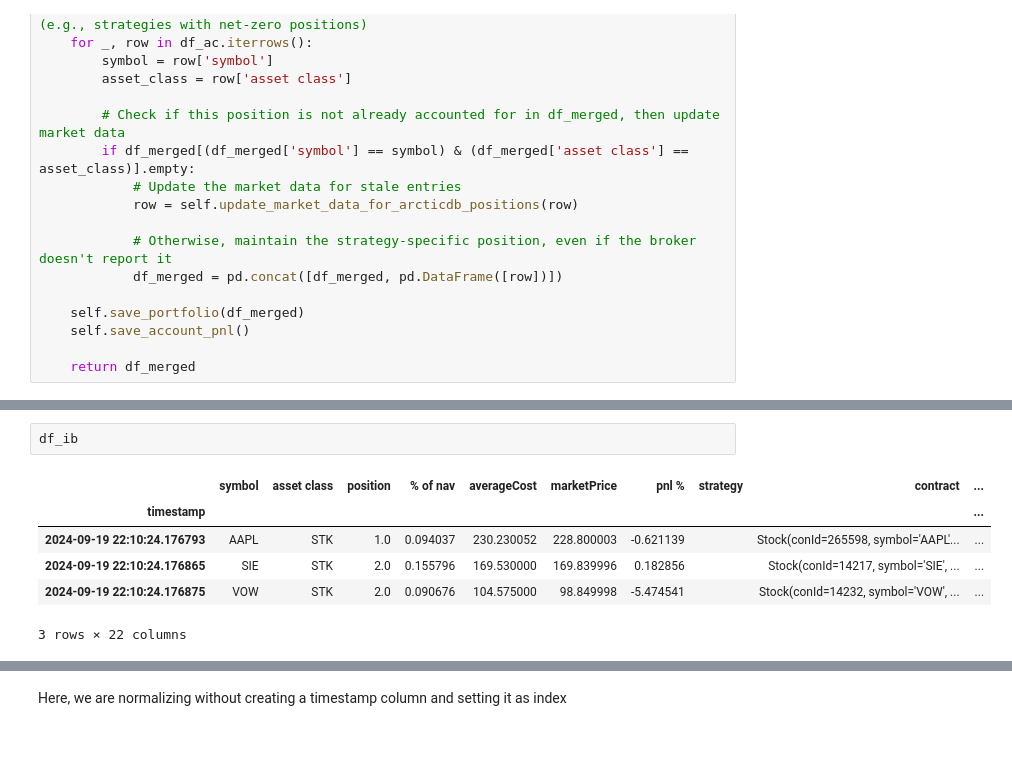
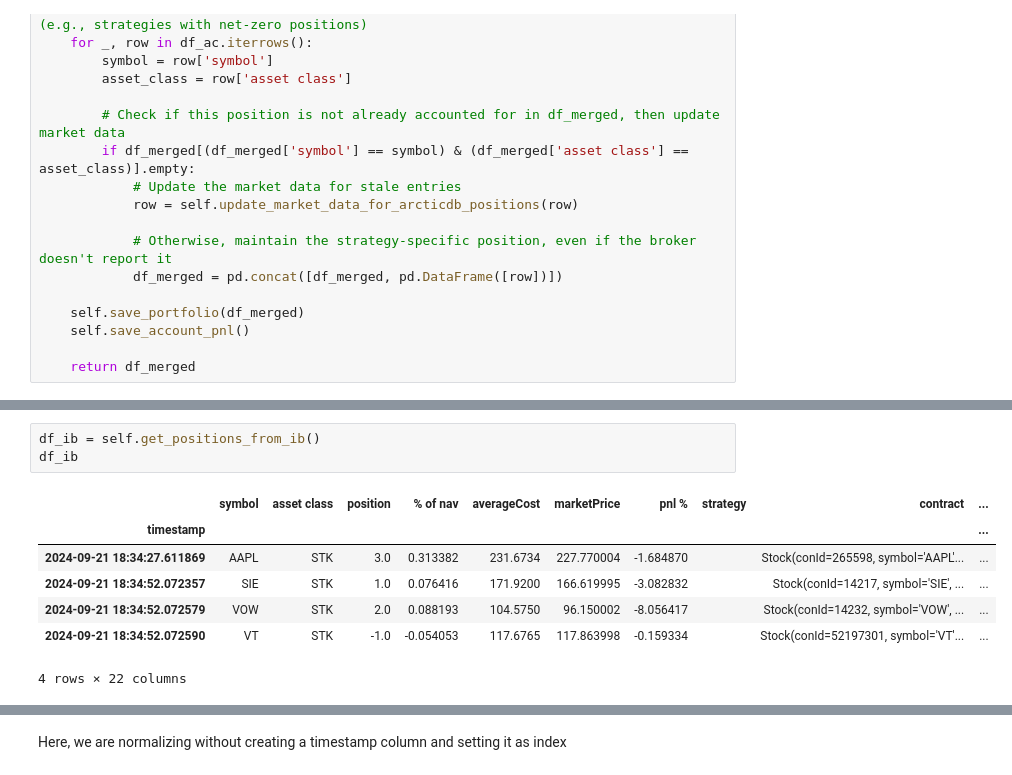
Before and after one commit to lowQuant/IB-Multi-Strategy-ATS, a Jupyter notebook: data_and_research/notebooks/process_trade.ipynb, the cells around one changed output, grey strips where cells are left out. Saved outputs shown, nothing was run; the diff lists cells and outputs as text; blank space fills up the shorter version.

```diff
--- a/data_and_research/notebooks/process_trade.ipynb
+++ b/data_and_research/notebooks/process_trade.ipynb
@@ -157,12 +142,14 @@ no arcticdb entry found, need to save df_ib (df_to_save)
-# %%
-df_ib
-# %% [output]
-|  | symbol | asset class | position | % of nav | averageCost | marketPrice | pnl % | strategy | contract | ... |
-| timestamp |  |  |  |  |  |  |  |  |  | ... |
-| 2024-09-19 22:10:24.176793 | AAPL | STK | 1.0 | 0.094037 | 230.230052 | 228.800003 | -0.621139 |  | Stock(conId=265598, symbol='AAPL'... | ... |
-| 2024-09-19 22:10:24.176865 | SIE | STK | 2.0 | 0.155796 | 169.530000 | 169.839996 | 0.182856 |  | Stock(conId=14217, symbol='SIE', ... | ... |
-| 2024-09-19 22:10:24.176875 | VOW | STK | 2.0 | 0.090676 | 104.575000 | 98.849998 | -5.474541 |  | Stock(conId=14232, symbol='VOW', ... | ... |
-3 rows × 22 columns
+# %%
+df_ib = self.get_positions_from_ib()
+df_ib
+# %% [output]
+|  | symbol | asset class | position | % of nav | averageCost | marketPrice | pnl % | strategy | contract | ... |
+| timestamp |  |  |  |  |  |  |  |  |  | ... |
+| 2024-09-21 18:34:27.611869 | AAPL | STK | 3.0 | 0.313382 | 231.6734 | 227.770004 | -1.684870 |  | Stock(conId=265598, symbol='AAPL'... | ... |
+| 2024-09-21 18:34:52.072357 | SIE | STK | 1.0 | 0.076416 | 171.9200 | 166.619995 | -3.082832 |  | Stock(conId=14217, symbol='SIE', ... | ... |
+| 2024-09-21 18:34:52.072579 | VOW | STK | 2.0 | 0.088193 | 104.5750 | 96.150002 | -8.056417 |  | Stock(conId=14232, symbol='VOW', ... | ... |
+| 2024-09-21 18:34:52.072590 | VT | STK | -1.0 | -0.054053 | 117.6765 | 117.863998 | -0.159334 |  | Stock(conId=52197301, symbol='VT'... | ... |
+4 rows × 22 columns
 # %%
 def save_portfolio(self, df_to_save):
     '''Function that saves all positions in ArcticDB in portfolio/"account_id".'''
```
Also changed, not shown: parts of 19 cells of this notebook, 1 other file.
